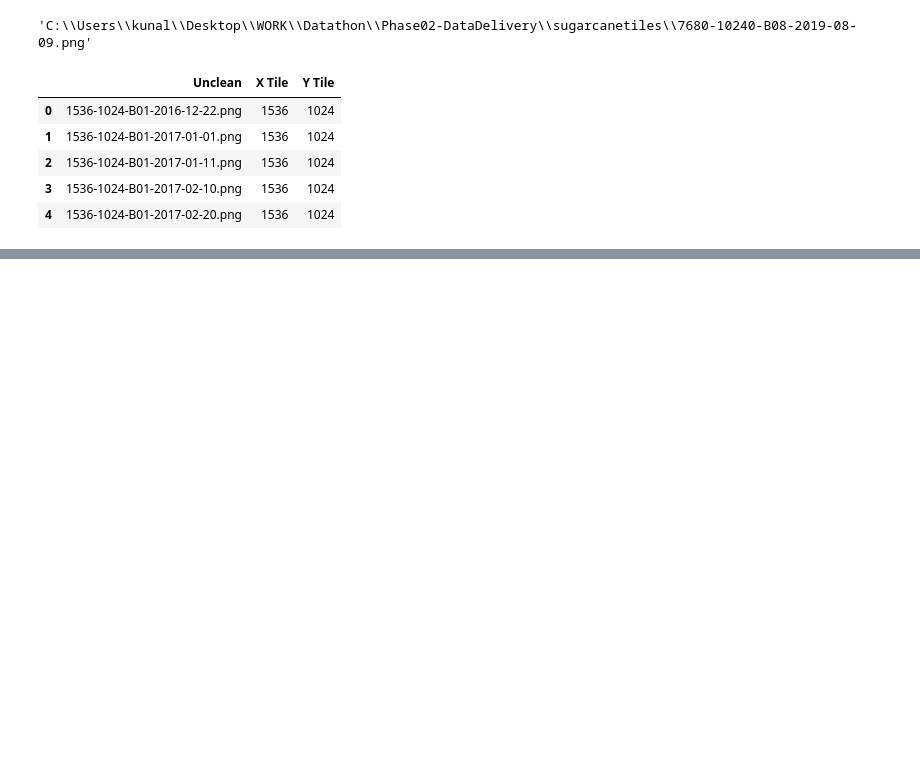
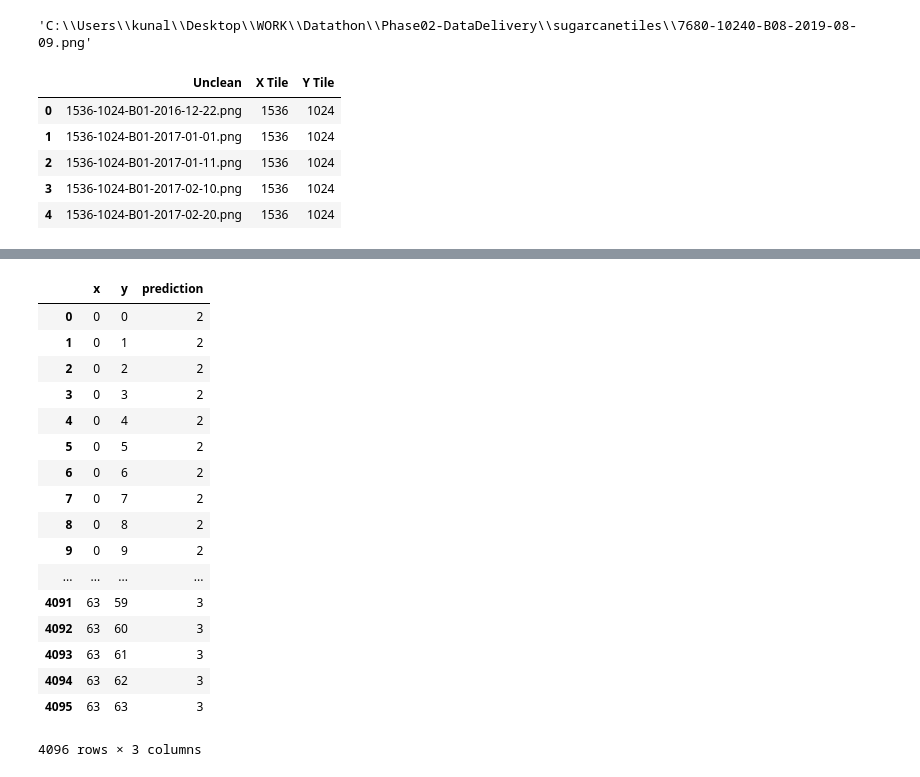
Before and after one commit to Canecrushers/Dash-Application, a Jupyter notebook: Cleaning Data.ipynb, the cells around one changed output, grey strips where cells are left out. Cells and saved outputs as stored; diff of their text form; code cells hidden in the pictures; blank space fills up the shorter version.

```diff
--- a/Cleaning Data.ipynb
+++ b/Cleaning Data.ipynb
@@ -304,0 +468,21 @@ df
+# %%
+vegiClustered_df
+# %% [output]
+|  | x | y | prediction |
+| 0 | 0 | 0 | 2 |
+| 1 | 0 | 1 | 2 |
+| 2 | 0 | 2 | 2 |
+| 3 | 0 | 3 | 2 |
+| 4 | 0 | 4 | 2 |
+| 5 | 0 | 5 | 2 |
+| 6 | 0 | 6 | 2 |
+| 7 | 0 | 7 | 2 |
+| 8 | 0 | 8 | 2 |
+| 9 | 0 | 9 | 2 |
+| ... | ... | ... | ... |
+| 4091 | 63 | 59 | 3 |
+| 4092 | 63 | 60 | 3 |
+| 4093 | 63 | 61 | 3 |
+| 4094 | 63 | 62 | 3 |
+| 4095 | 63 | 63 | 3 |
+4096 rows × 3 columns
```
Also changed, not shown: parts of 16 cells of this notebook.
